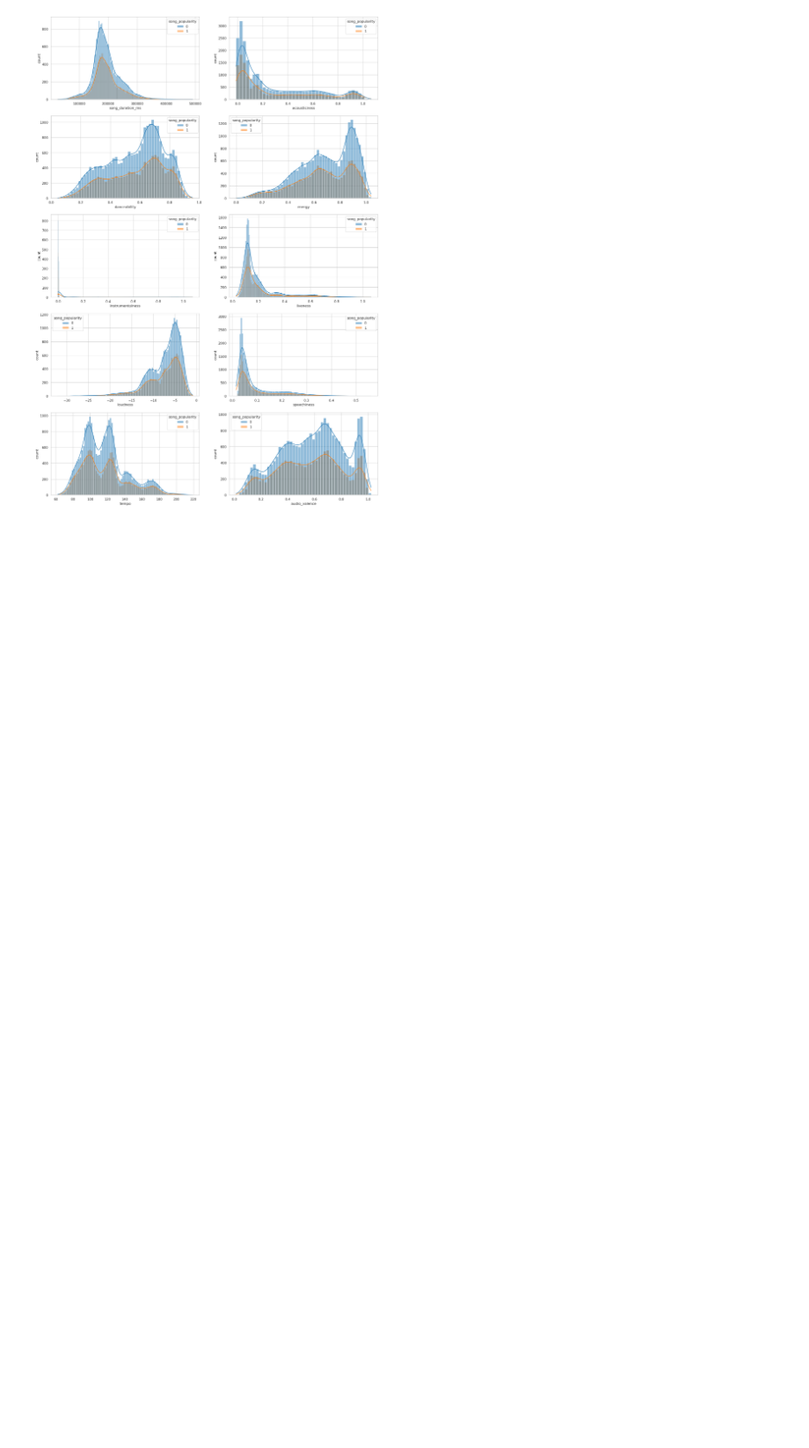
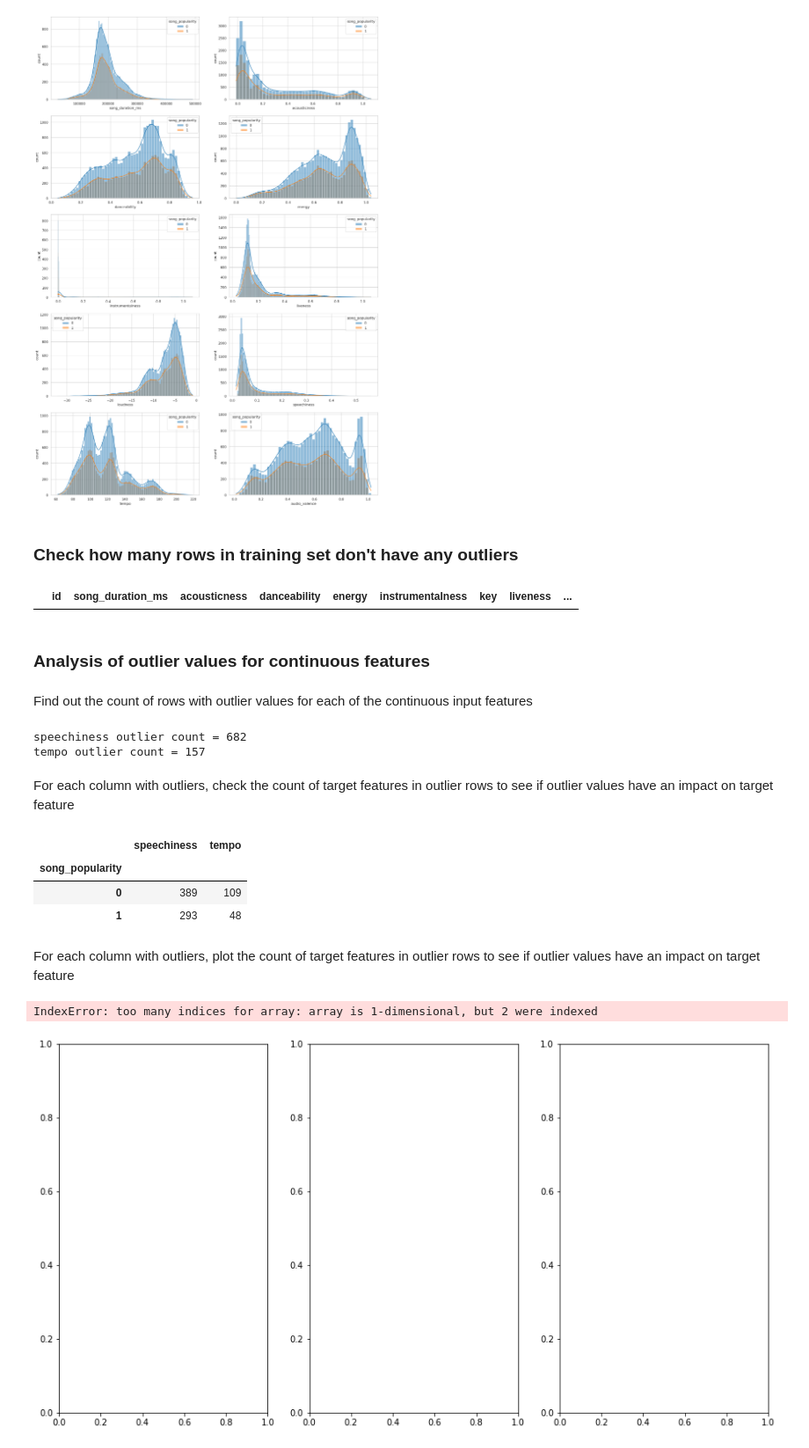
Before and after one commit to bk-anupam/Kaggle, a Jupyter notebook: song-popularity/song-popularity-eda.ipynb, the cells around one changed output. Shown at 88% size. Drawn from its saved outputs; the diff is of its cells as text; code cells hidden in the pictures; blank space fills up the shorter version.

```diff
--- a/song-popularity/song-popularity-eda.ipynb
+++ b/song-popularity/song-popularity-eda.ipynb
@@ -198,3 +222,72 @@ for row in range(n_rows):
 plt.show()
 # %% [output]
 [figure]
+# %% [markdown]
+### Check how many rows in training set don't have any outliers
+# %%
+from scipy import stats
+
+df_train[(np.abs(stats.zscore(df_train)) < 3).all(axis=1)]
+# %% [output]
+|  | id | song_duration_ms | acousticness | danceability | energy | instrumentalness | key | liveness | ... |
+# %% [markdown]
+### Analysis of outlier values for continuous features
+# %% [markdown]
+Find out the count of rows with outlier values for each of the continuous input features
+# %%
+cont_cols = ['song_duration_ms', 'acousticness', 'danceability', 'energy',
+            'instrumentalness', 'liveness', 'loudness', 'speechiness', 'tempo', 'audio_valence']
+col_outliers = {}
+for col in cont_cols:
+    z_col = stats.zscore(df_train[col], axis=0)
+    if len(z_col[z_col > 3]) > 0:
+        col_outliers[col] = z_col[z_col > 3]
+        print(f"{col} outlier count = {len(col_outliers[col])}")
+# %% [output]
+speechiness outlier count = 682
+tempo outlier count = 157
+# %% [markdown]
+For each column with outliers, check the count of target features in outlier rows to see if outlier values have an impact on target feature
+# %%
+df_col_outlier_cnt_list = []
+for col_name in list(col_outliers.keys()):
+    outlier_index = col_outliers[col_name].index.values.tolist()
+    df_col_outlier = df_train.loc[outlier_index, [col_name, "song_popularity"]]
+    df_col_outlier_grp = df_col_outlier.groupby("song_popularity")
+    # the count of outlier rows (for a specific column) grouped by target feature
+    df_col_outlier_cnt = df_col_outlier_grp.count()
+    df_col_outlier_cnt_list.append(df_col_outlier_cnt)
+df_col_outlier_target_counts = pd.concat(df_col_outlier_cnt_list, axis=1)
+# %%
+df_col_outlier_target_counts
+# %% [output]
+|  | speechiness | tempo |
+| song_popularity |  |  |
+| 0 | 389 | 109 |
+| 1 | 293 | 48 |
+# %% [markdown]
+For each column with outliers, plot the count of target features in outlier rows to see if outlier values have an impact on target feature
+# %%
+import math
+
+outlier_cont_cols = list(col_outliers.keys())
+n_rows = math.ceil(len(outlier_cont_cols) / 3)
+n_cols = 3
+fig, axes = plt.subplots(nrows=n_rows, ncols=n_cols, figsize=(15, 8))
+for row in range(n_rows):
+    for col in range(n_cols):
+        index = (row * n_cols) + col
+        if index < len(outlier_cont_cols):
+            col_name = outlier_cont_cols[index]
+            ax=sns.barplot(data=df_col_outlier_target_counts, x=df_col_outlier_target_counts.index, y=col_name, ax=axes[row, col])
+            bars = ax.bar(df_col_outlier_target_counts.index, df_col_outlier_target_counts[col_name])
+            # add the y value on top of each bar
+            for bar in bars:
+                y_val = bar.get_height()
+                axes[row, col].text(bar.get_x()+0.3, y_val+0.05, y_val)
+
+fig.delaxes(axes[1,2])
+plt.show()
+# %% [output]
+IndexError: too many indices for array: array is 1-dimensional, but 2 were indexed
+[figure, added]
```
Also changed, not shown: parts of 13 cells of this notebook, 2 other files.
